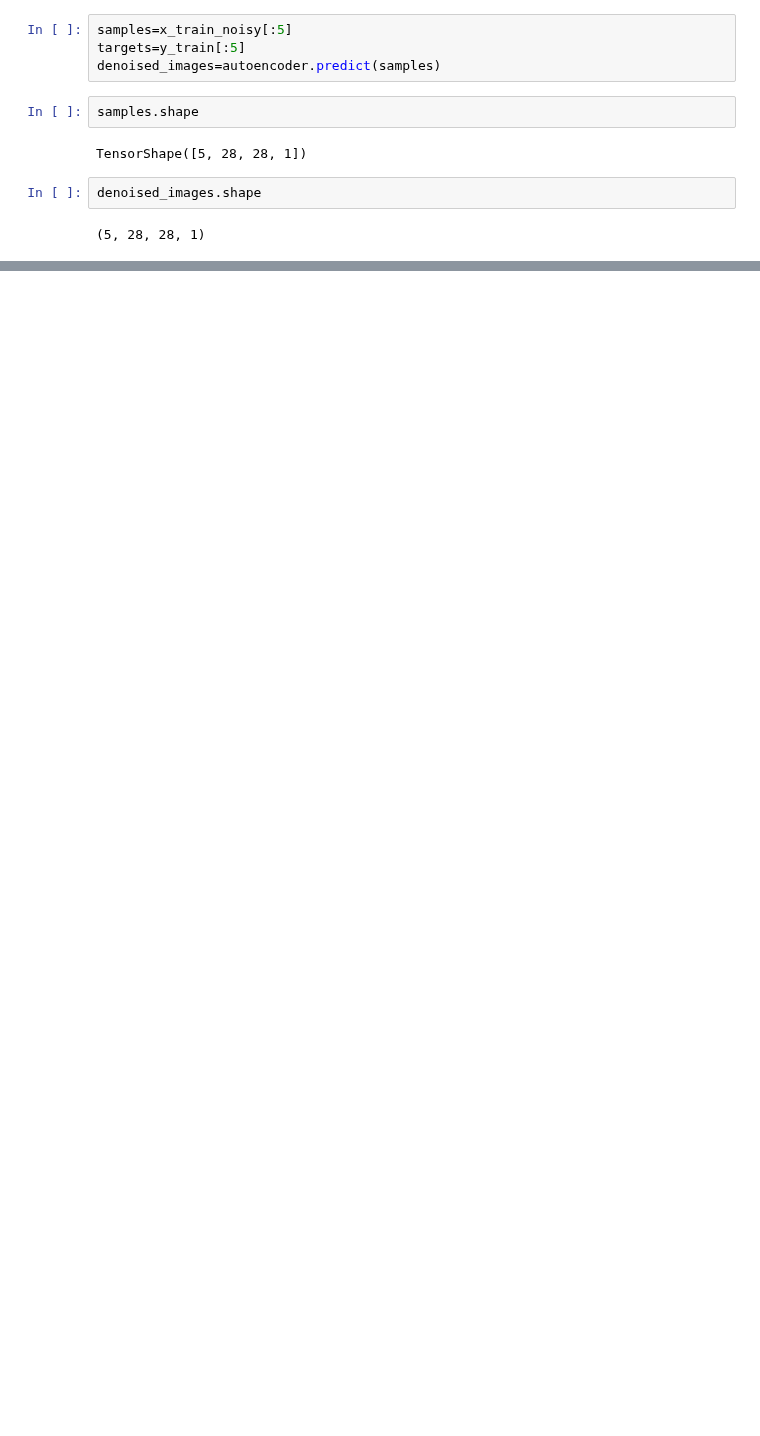
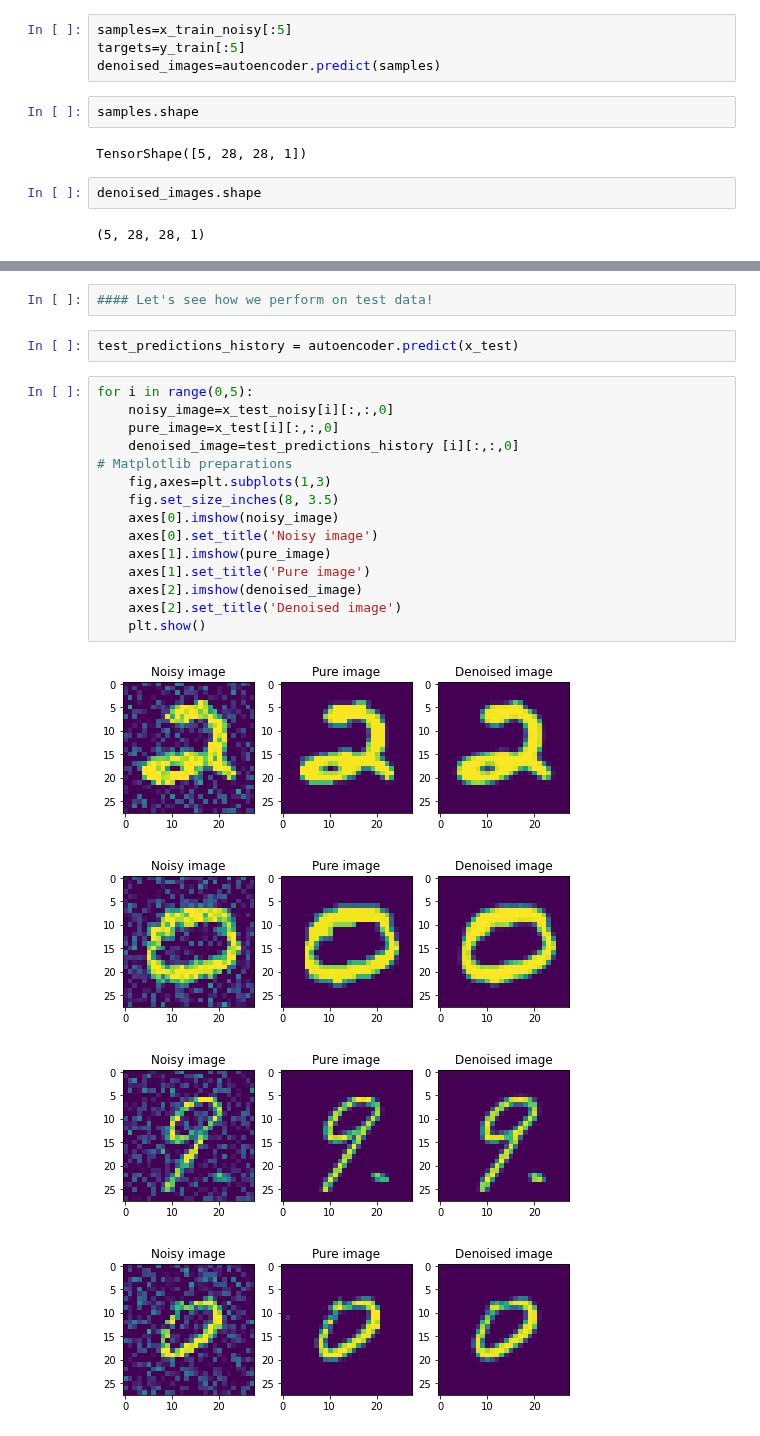
Before and after one commit to tisSoFluffy/MSDS422_ML, a Jupyter notebook: Assignment_9/Assignment_9 Sat 11pm.ipynb, the cells around one changed output, grey strips where cells are left out. Drawn from its saved outputs; the diff is of its cells as text; blank space fills up the shorter version.

Commit message:
ran test on autoencoder and through classifier

```diff
--- a/Assignment_9/Assignment_9 Sat 11pm.ipynb
+++ b/Assignment_9/Assignment_9 Sat 11pm.ipynb
@@ -166,0 +167,24 @@ for i in range(0,5):
+# %%
+#### Let's see how we perform on test data!
+# %%
+test_predictions_history = autoencoder.predict(x_test)
+# %%
+for i in range(0,5):
+    noisy_image=x_test_noisy[i][:,:,0]
+    pure_image=x_test[i][:,:,0]
+    denoised_image=test_predictions_history [i][:,:,0]
+# Matplotlib preparations
+    fig,axes=plt.subplots(1,3)
+    fig.set_size_inches(8, 3.5)
+    axes[0].imshow(noisy_image)
+    axes[0].set_title('Noisy image')
+    axes[1].imshow(pure_image)
+    axes[1].set_title('Pure image')
+    axes[2].imshow(denoised_image)
+    axes[2].set_title('Denoised image')
+    plt.show()
+# %% [output]
+[figure, added]
+[figure, added]
+[figure, added]
+[figure, added]
```
Also changed, not shown: parts of 16 cells of this notebook, 1 other file.
